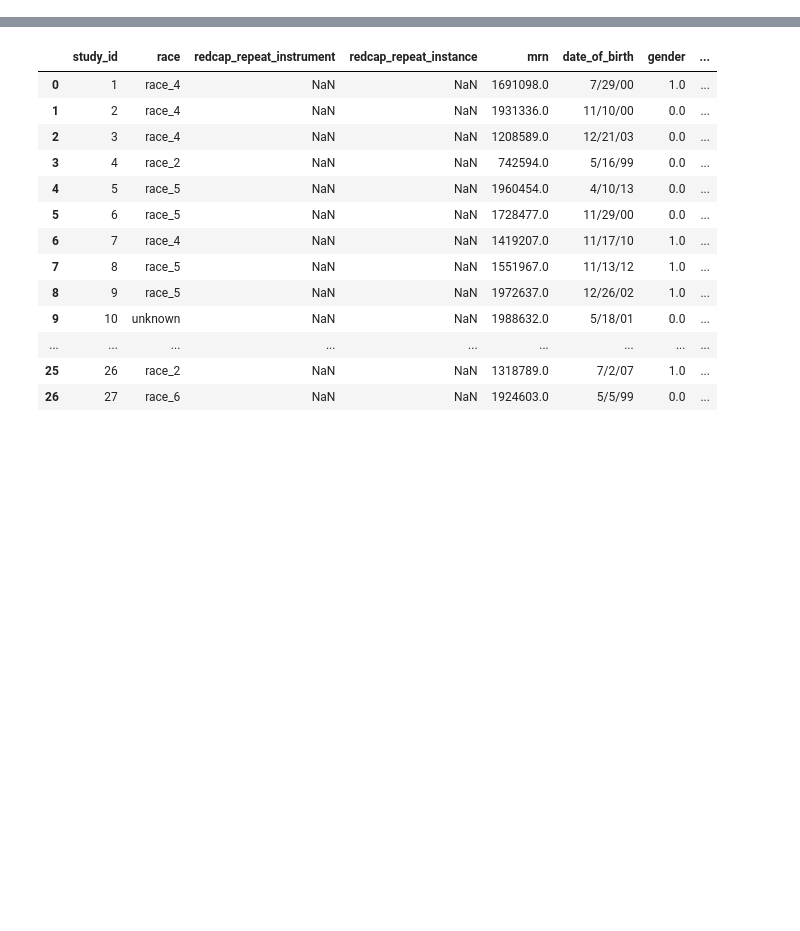
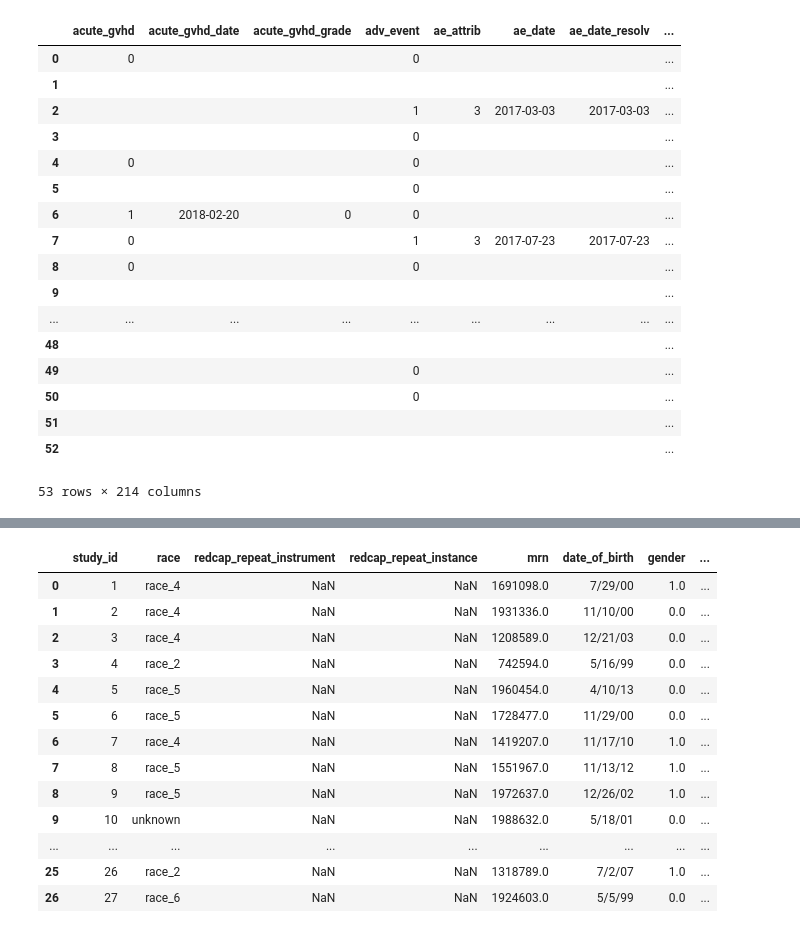
Before and after one commit to childhealthbiostatscore/BDC-Code, a Jupyter notebook: Jenna Sopfe/BMT/BMT_analysis.ipynb, the cells around one changed output, grey strips where cells are left out. Saved outputs shown, nothing was run; the diff lists cells and outputs as text; code cells hidden in the pictures; blank space fills up the shorter version.

```diff
--- a/Jenna Sopfe/BMT/BMT_analysis.ipynb
+++ b/Jenna Sopfe/BMT/BMT_analysis.ipynb
@@ -1,6 +1,31 @@
 # %%
 # Libraries
 import pandas as pd
 import numpy as np
+from redcap import Project, RedcapError
 from tableone import TableOne
 from datetime import datetime
+# Data
+tokens = pd.read_csv('/Users/timvigers/Documents/Work/api_tokens.csv')
+token = tokens.iloc[1,1]
+project = Project("https://redcap.ucdenver.edu/api/", token)
+data = pd.DataFrame(project.export_records())
+# %% [output]
+|  | acute_gvhd | acute_gvhd_date | acute_gvhd_grade | adv_event | ae_attrib | ae_date | ae_date_resolv | ... |
+| 0 | 0 |  |  | 0 |  |  |  | ... |
+| 1 |  |  |  |  |  |  |  | ... |
+| 2 |  |  |  | 1 | 3 | 2017-03-03 | 2017-03-03 | ... |
+| 3 |  |  |  | 0 |  |  |  | ... |
+| 4 | 0 |  |  | 0 |  |  |  | ... |
+| 5 |  |  |  | 0 |  |  |  | ... |
+| 6 | 1 | 2018-02-20 | 0 | 0 |  |  |  | ... |
+| 7 | 0 |  |  | 1 | 3 | 2017-07-23 | 2017-07-23 | ... |
+| 8 | 0 |  |  | 0 |  |  |  | ... |
+| 9 |  |  |  |  |  |  |  | ... |
+| ... | ... | ... | ... | ... | ... | ... | ... | ... |
+| 48 |  |  |  |  |  |  |  | ... |
+| 49 |  |  |  | 0 |  |  |  | ... |
+| 50 |  |  |  | 0 |  |  |  | ... |
+| 51 |  |  |  |  |  |  |  | ... |
+| 52 |  |  |  |  |  |  |  | ... |
+53 rows × 214 columns
```
Also changed, not shown: parts of 1 cell of this notebook.
